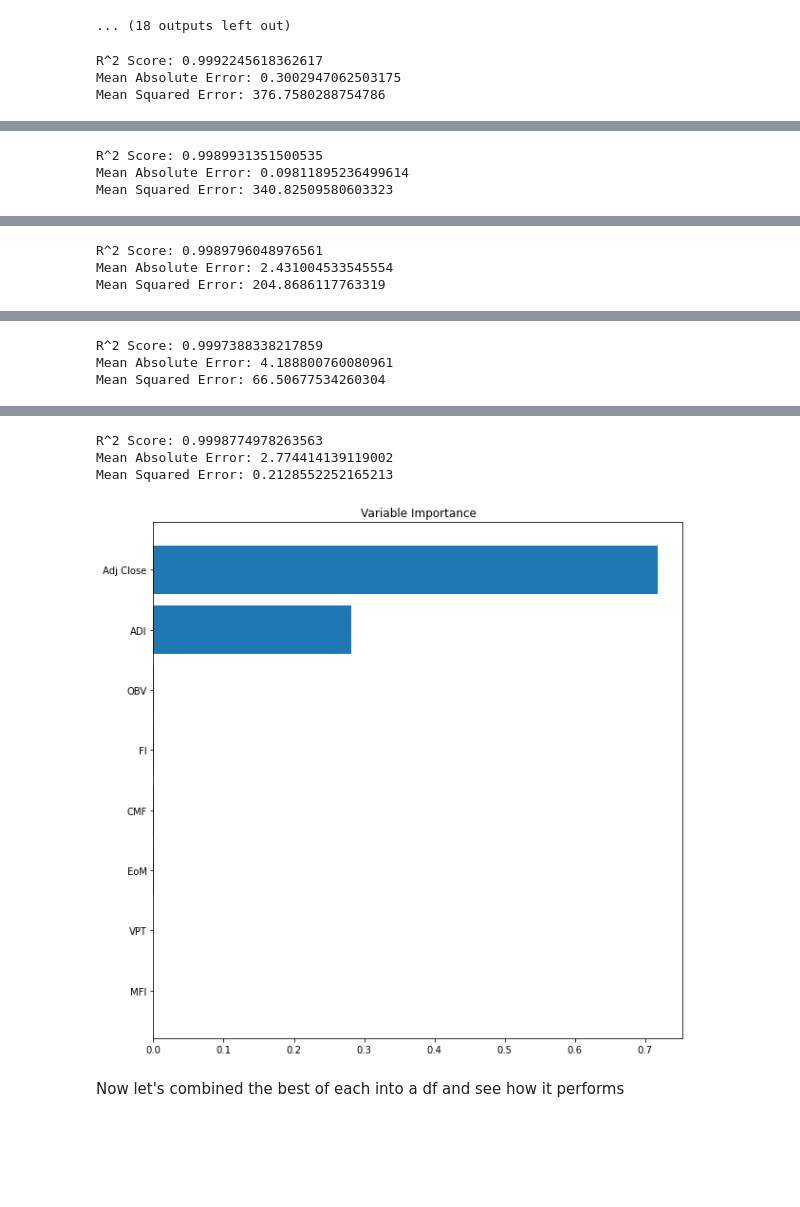
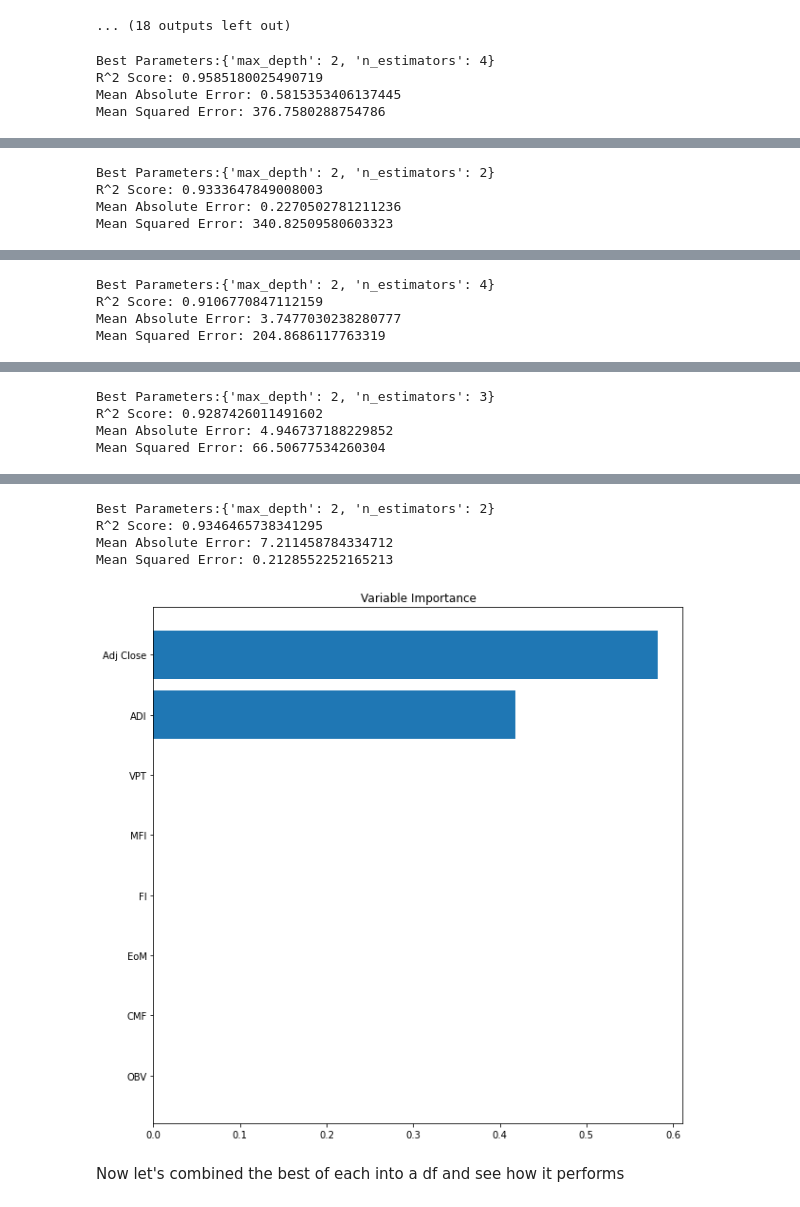
Before and after one commit to jcodedata13/Springboard, a Jupyter notebook: Capstone Two Project - Technical Analysis Feature Selection.ipynb, the cells around one changed output, grey strips where cells are left out. Saved outputs shown, nothing was run; the diff lists cells and outputs as text; code cells hidden in the pictures; blank space fills up the shorter version.

```diff
--- a/Capstone Two Project - Technical Analysis Feature Selection.ipynb
+++ b/Capstone Two Project - Technical Analysis Feature Selection.ipynb
@@ -356,7 +350,16 @@ plt.show()
 [figure]
 # %%
 from sklearn.ensemble import RandomForestRegressor
-rfr = RandomForestRegressor()
+from sklearn.model_selection import GridSearchCV
+
+random_grid = {'n_estimators':np.arange(1,5),'max_depth':np.arange(1,3)}
+rfr = RandomForestRegressor(random_state=49)
+rfr_cv = GridSearchCV(rfr,random_grid,cv=5)
+rfr_cv.fit(X_train,y_train)
+
+print("Best Parameters: " + str(rfr_cv.best_params_))
+
+rfr = RandomForestRegressor(n_estimators = rfr_cv.best_params_['n_estimators'],max_depth = rfr_cv.best_params_['max_depth'],random_state=49)
 rfr.fit(X_train,y_train)
 
 y_pred_rfr = rfr.predict(X_test)
@@ -527,7 +531,14 @@ for train_index, test_index in tscv.split(X):
     X_tr, X_ts = X.iloc[train_index], X.iloc[test_index]
     y_tr, y_ts = y.iloc[train_index], y.iloc[test_index]
 
-    rfr = RandomForestRegressor()
+    random_grid = {'n_estimators':np.arange(1,5),'max_depth':np.arange(1,3)}
+    rfr = RandomForestRegressor(random_state=49)
+    rfr_cv = GridSearchCV(rfr,random_grid,cv=5)
+    rfr_cv.fit(X_tr,y_tr)
+    print('Best Parameters:' + str(rfr_cv.best_params_))
+
+
+    rfr = RandomForestRegressor(n_estimators = rfr_cv.best_params_['n_estimators'],max_depth = rfr_cv.best_params_['max_depth'],random_state=49)
     rfr.fit(X_tr,y_tr)
 
     y_pred_rfr = rfr.predict(X_ts)
@@ -706,7 +722,13 @@ for train_index, test_index in tscv.split(X):
     X_tr, X_ts = X.iloc[train_index], X.iloc[test_index]
     y_tr, y_ts = y.iloc[train_index], y.iloc[test_index]
 
-    rfr = RandomForestRegressor()
+    random_grid = {'n_estimators':np.arange(1,5),'max_depth':np.arange(1,3)}
+    rfr = RandomForestRegressor(random_state=49)
+    rfr_cv = GridSearchCV(rfr,random_grid,cv=5)
+    rfr_cv.fit(X_tr,y_tr)
+    print('Best Parameters:' + str(rfr_cv.best_params_))
+
+    rfr = RandomForestRegressor(n_estimators = rfr_cv.best_params_['n_estimators'],max_depth = rfr_cv.best_params_['max_depth'],random_state=49)
     rfr.fit(X_tr,y_tr)
 
     y_pred_rfr = rfr.predict(X_ts)
@@ -882,7 +909,13 @@ for train_index, test_index in tscv.split(X):
     X_tr, X_ts = X.iloc[train_index], X.iloc[test_index]
     y_tr, y_ts = y.iloc[train_index], y.iloc[test_index]
 
-    rfr = RandomForestRegressor()
+    random_grid = {'n_estimators':np.arange(1,5),'max_depth':np.arange(1,3)}
+    rfr = RandomForestRegressor(random_state=49)
+    rfr_cv = GridSearchCV(rfr,random_grid,cv=5)
+    rfr_cv.fit(X_tr,y_tr)
+    print('Best Parameters:' + str(rfr_cv.best_params_))
+
+    rfr = RandomForestRegressor(n_estimators = rfr_cv.best_params_['n_estimators'],max_depth = rfr_cv.best_params_['max_depth'],random_state=49)
     rfr.fit(X_tr,y_tr)
 
     y_pred_rfr = rfr.predict(X_ts)
@@ -1061,7 +1099,13 @@ for train_index, test_index in tscv.split(X):
     X_tr, X_ts = X.iloc[train_index], X.iloc[test_index]
     y_tr, y_ts = y.iloc[train_index], y.iloc[test_index]
 
-    rfr = RandomForestRegressor()
+    random_grid = {'n_estimators':np.arange(1,5),'max_depth':np.arange(1,3)}
+    rfr = RandomForestRegressor(random_state=49)
+    rfr_cv = GridSearchCV(rfr,random_grid,cv=5)
+    rfr_cv.fit(X_tr,y_tr)
+    print('Best Parameters:' + str(rfr_cv.best_params_))
+
+    rfr = RandomForestRegressor(n_estimators = rfr_cv.best_params_['n_estimators'],max_depth = rfr_cv.best_params_['max_depth'],random_state=49)
     rfr.fit(X_tr,y_tr)
 
     y_pred_rfr = rfr.predict(X_ts)
@@ -1082,6 +1126,7 @@ for train_index, test_index in tscv.split(X):
     plt.title('Variable Importance')
     plt.show()
 # %% [output]
-R^2 Score: 0.9992245618362617
-Mean Absolute Error: 0.3002947062503175
+Best Parameters:{'max_depth': 2, 'n_estimators': 4}
+R^2 Score: 0.9585180025490719
+Mean Absolute Error: 0.5815353406137445
 Mean Squared Error: 376.7580288754786
@@ -1089,3 +1134,4 @@ Mean Squared Error: 376.7580288754786
-R^2 Score: 0.9989931351500535
-Mean Absolute Error: 0.09811895236499614
+Best Parameters:{'max_depth': 2, 'n_estimators': 2}
+R^2 Score: 0.9333647849008003
+Mean Absolute Error: 0.2270502781211236
 Mean Squared Error: 340.82509580603323
@@ -1093,3 +1139,4 @@ Mean Squared Error: 340.82509580603323
-R^2 Score: 0.9989796048976561
-Mean Absolute Error: 2.431004533545554
+Best Parameters:{'max_depth': 2, 'n_estimators': 4}
+R^2 Score: 0.9106770847112159
+Mean Absolute Error: 3.7477030238280777
 Mean Squared Error: 204.8686117763319
@@ -1097,3 +1144,4 @@ Mean Squared Error: 204.8686117763319
-R^2 Score: 0.9997388338217859
-Mean Absolute Error: 4.188800760080961
+Best Parameters:{'max_depth': 2, 'n_estimators': 3}
+R^2 Score: 0.9287426011491602
+Mean Absolute Error: 4.946737188229852
 Mean Squared Error: 66.50677534260304
@@ -1101,7 +1149,8 @@ Mean Squared Error: 66.50677534260304
-R^2 Score: 0.9998774978263563
-Mean Absolute Error: 2.774414139119002
+Best Parameters:{'max_depth': 2, 'n_estimators': 2}
+R^2 Score: 0.9346465738341295
+Mean Absolute Error: 7.211458784334712
 Mean Squared Error: 0.2128552252165213
-[figure, old version]
+[figure, new version]
 # %% [markdown]
 Now let's combined the best of each into a df and see how it performs
 # %%
```
Also changed, not shown: parts of 10 cells of this notebook.
